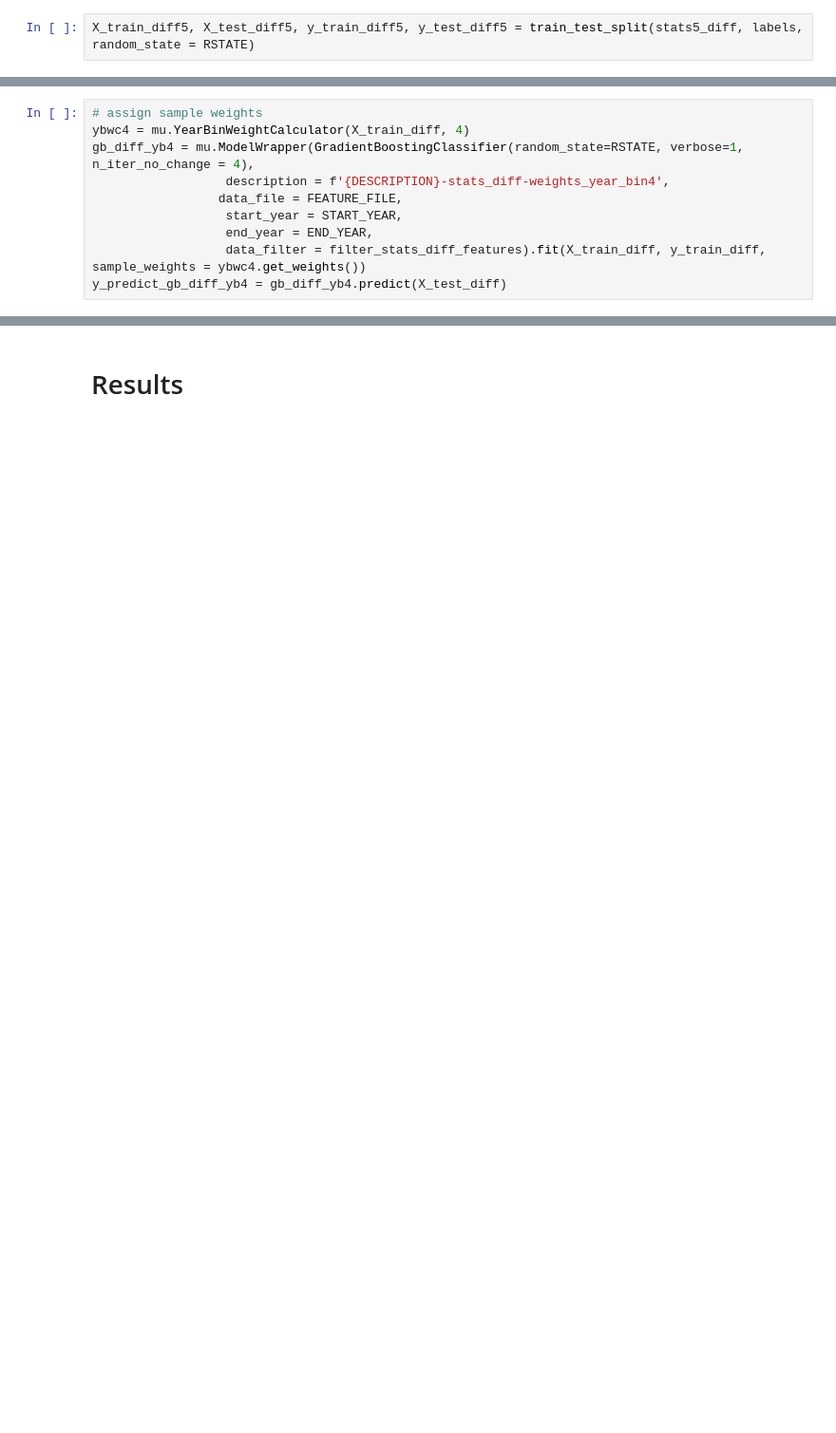
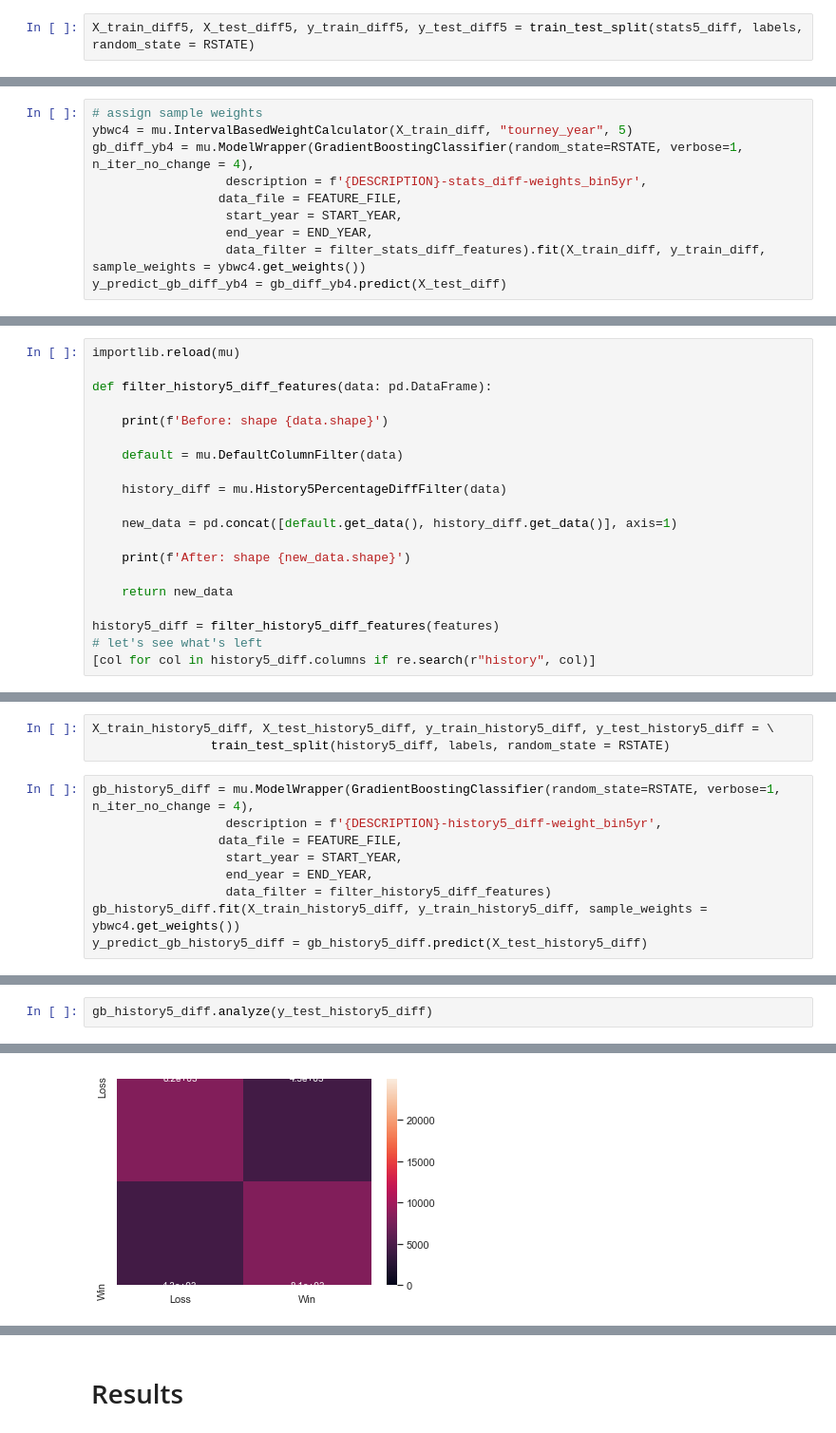
Before and after one commit to sv650s/atp-tennis-predictions, a Jupyter notebook: notebooks/4.7.0-classification_ohe-stats.ipynb, the cells around one changed output, grey strips where cells are left out. Shown at 95% size. Saved outputs shown, nothing was run; the diff lists cells and outputs as text; blank space fills up the shorter version.

Commit message:
created 4.7.0 notebook to run various filters and bins

````diff
--- a/notebooks/4.7.0-classification_ohe-stats.ipynb
+++ b/notebooks/4.7.0-classification_ohe-stats.ipynb
@@ -543,9 +604,9 @@ We will compare results to the following:
 ```
 # %%
 # assign sample weights
-ybwc4 = mu.YearBinWeightCalculator(X_train_diff, 4)
+ybwc4 = mu.IntervalBasedWeightCalculator(X_train_diff, "tourney_year", 5)
 gb_diff_yb4 = mu.ModelWrapper(GradientBoostingClassifier(random_state=RSTATE, verbose=1, n_iter_no_change = 4),
-                  description = f'{DESCRIPTION}-stats_diff-weights_year_bin4',
+                  description = f'{DESCRIPTION}-stats_diff-weights_bin5yr',
                  data_file = FEATURE_FILE,
                   start_year = START_YEAR,
                   end_year = END_YEAR,
@@ -559,0 +663,20 @@ history.append({gb_diff_yb4.description: [gb_diff_yb4.accuracy, ]}, ignore_index
+# %%
+importlib.reload(mu)
+
+def filter_history5_diff_features(data: pd.DataFrame):
+
+    print(f'Before: shape {data.shape}')
+
+    default = mu.DefaultColumnFilter(data)
+
+    history_diff = mu.History5PercentageDiffFilter(data)
+
+    new_data = pd.concat([default.get_data(), history_diff.get_data()], axis=1)
+
+    print(f'After: shape {new_data.shape}')
+
+    return new_data
+
+history5_diff = filter_history5_diff_features(features)
+# let's see what's left
+[col for col in history5_diff.columns if re.search(r"history", col)]
@@ -559,0 +689,12 @@ history.append({gb_diff_yb4.description: [gb_diff_yb4.accuracy, ]}, ignore_index
+# %%
+X_train_history5_diff, X_test_history5_diff, y_train_history5_diff, y_test_history5_diff = \
+                train_test_split(history5_diff, labels, random_state = RSTATE)
+# %%
+gb_history5_diff = mu.ModelWrapper(GradientBoostingClassifier(random_state=RSTATE, verbose=1, n_iter_no_change = 4),
+                  description = f'{DESCRIPTION}-history5_diff-weight_bin5yr',
+                 data_file = FEATURE_FILE,
+                  start_year = START_YEAR,
+                  end_year = END_YEAR,
+                  data_filter = filter_history5_diff_features)
+gb_history5_diff.fit(X_train_history5_diff, y_train_history5_diff, sample_weights = ybwc4.get_weights())
+y_predict_gb_history5_diff = gb_history5_diff.predict(X_test_history5_diff)
@@ -559,0 +722,3 @@ history.append({gb_diff_yb4.description: [gb_diff_yb4.accuracy, ]}, ignore_index
+# %%
+gb_history5_diff.analyze(y_test_history5_diff)
+# %% [output]
@@ -559,0 +740 @@ history.append({gb_diff_yb4.description: [gb_diff_yb4.accuracy, ]}, ignore_index
+[figure, added]
````
Also changed, not shown: parts of 89 cells of this notebook, 23 other files.
